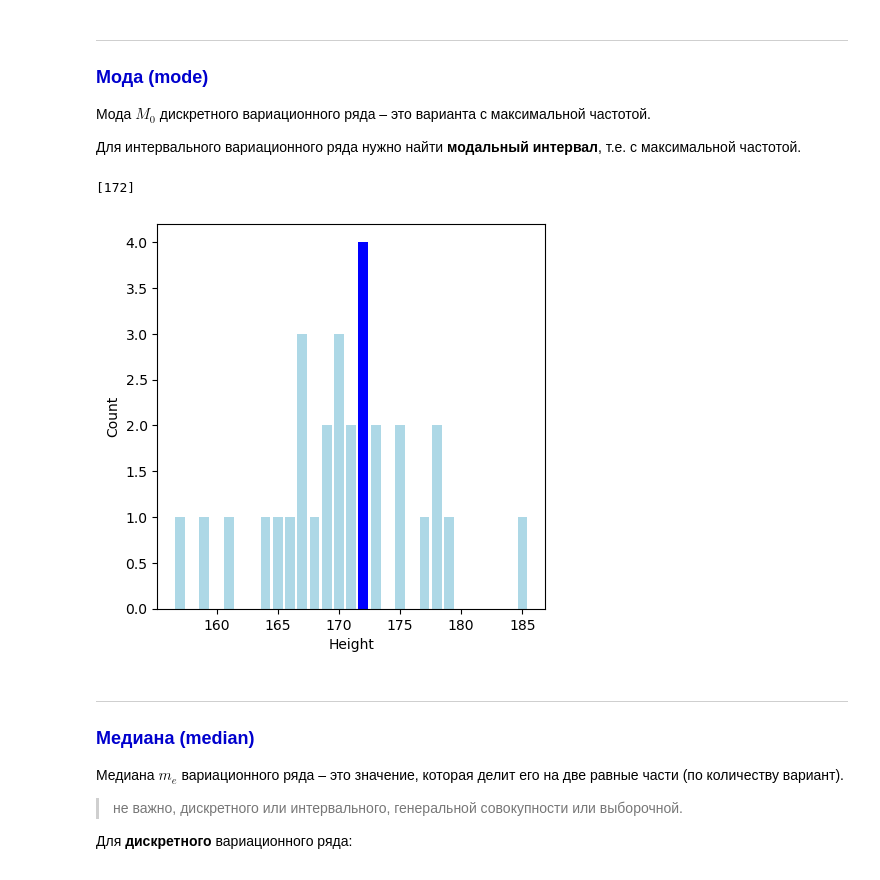
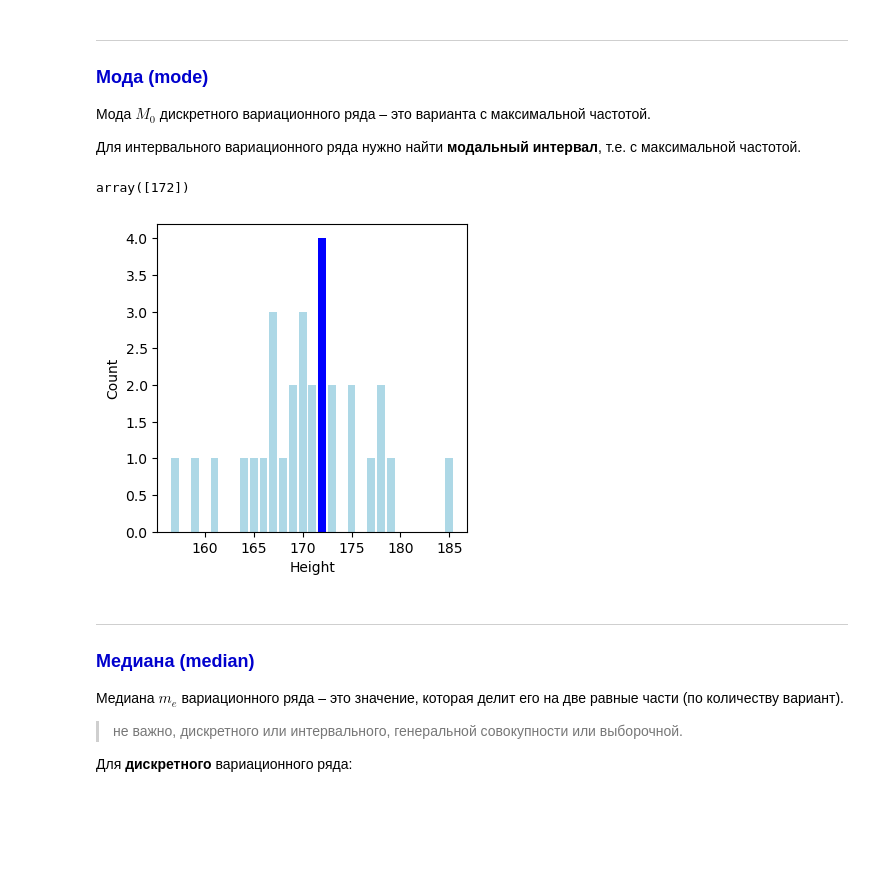
Before and after one commit to TanXmas/ProbabilityTheory_and_Statistics, a Jupyter notebook: St_02_Point estimates.ipynb, the cells around one changed output. Cells and saved outputs as stored; diff of their text form; code cells hidden in the pictures; blank space fills up the shorter version.

```diff
--- a/St_02_Point estimates.ipynb
+++ b/St_02_Point estimates.ipynb
@@ -20,20 +20,12 @@ warnings.filterwarnings('ignore')
+# %%
+X = np.array([185, 175, 170, 169, 171, 175, 157, 170, 172, 172, 172, 172, 167, 173, 168, 167, 166, 167, 169, 177, 178, 165,
+        161, 179, 159, 164, 178, 170, 173, 171])
+
+data = np.unique(X, return_counts=True)
 # %%
-data = [185, 175, 170, 169, 171, 175, 157, 170, 172, 172, 172, 172, 167, 173, 168, 167, 166, 167, 169, 177, 178, 165,
-        161, 179, 159, 164, 178, 170, 173, 171]
-series = np.array(data)
+plt.figure(figsize=(4,4))
 
-# Создаем оси
-values, counts = np.unique(series, return_counts=True)
-x_points = np.array(values)
-y_points = np.array(counts)
-
-# Создаем plot
-fig, ax = plt.subplots(figsize=(5, 5))
-
-# Наводим красоту
-ax.bar(x_points, y_points, width=0.8, color = 'lightblue')
-ax.set_xlabel('Height')
-ax.set_ylabel('Count')
-
-plt.show()
+plt.bar(data[0], data[1], width=0.8, color = 'lightblue')
+plt.xlabel('Height')
+plt.ylabel('Count');
 # %% [output]
@@ -45,22 +37,20 @@ plt.show()
 Мода $M_0$ дискретного вариационного ряда – это варианта с максимальной частотой.
 
 Для интервального вариационного ряда нужно найти **модальный интервал**, т.е. с максимальной частотой.
+# %%
+modes = stats.mode(X)[0]
+modes
+# %% [output]
+array([172])
 # %%
-# Считаем моду/моды
-modes = sts.mode(series)[0]
-print(modes)
+fig, ax = plt.subplots(figsize=(4, 4))
 
-fig, ax = plt.subplots(figsize=(5, 5))
-
-colors = ['blue' if v in modes else 'lightblue' for v in values]
-ax.bar(x_points, y_points, width=0.8, color = colors)
+colors = ['blue' if v in modes else 'lightblue' for v in data[0]]
+ax.bar(data[0], data[1], width=0.8, color = colors)
 ax.set_xlabel('Height')
-ax.set_ylabel('Count')
-
-plt.show()
+ax.set_ylabel('Count');
 # %% [output]
-[172]
-[figure, old version]
+[figure, new version]
 # %% [markdown]
 ***
 ### <font color = MediumBlue size = 4> <b>Медиана (median)</b> </font>
```
Also changed, not shown: parts of 9 cells of this notebook.
